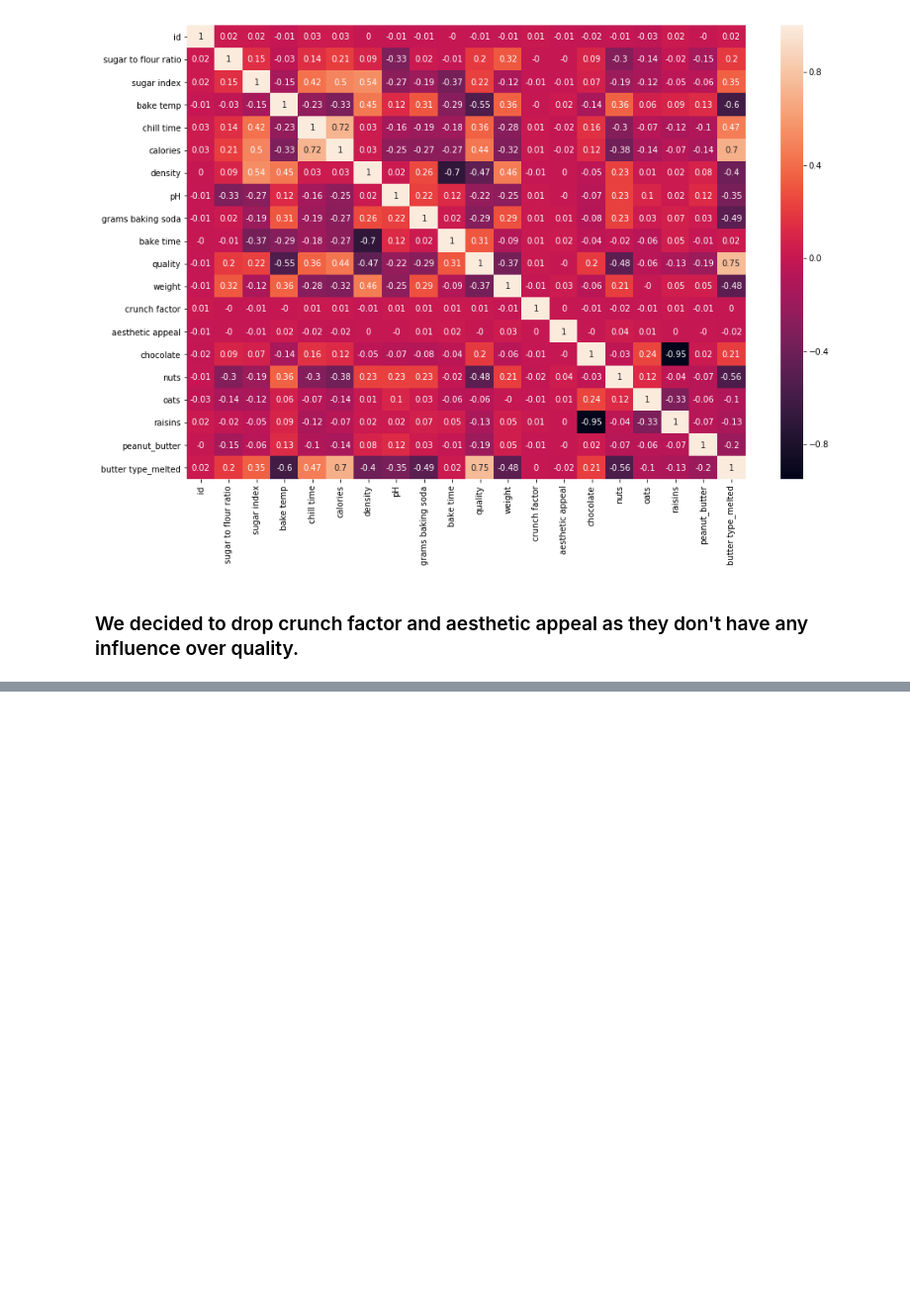
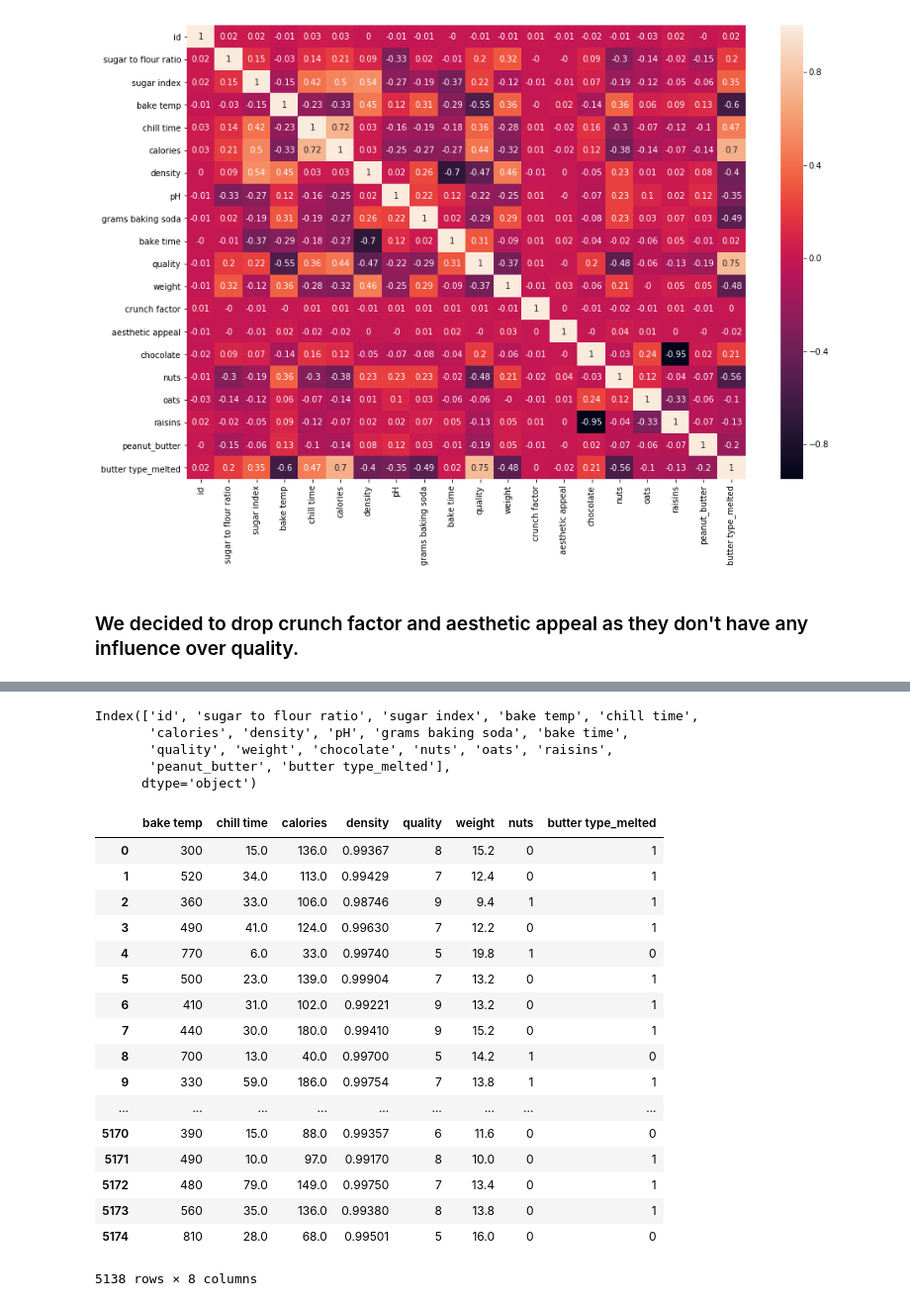
Before and after one commit to alvarofc/DatathonIH, a Jupyter notebook: Drop_outliers.ipynb, the cells around one changed output, grey strips where cells are left out. Shown at 99% size. Drawn from its saved outputs; the diff is of its cells as text; code cells hidden in the pictures; blank space fills up the shorter version.

```diff
--- a/Drop_outliers.ipynb
+++ b/Drop_outliers.ipynb
@@ -138,0 +145,8 @@ cookies.to_csv('clean_cookies_outlier.csv', index=False)
+# %%
+cookies.columns
+# %% [output]
+Index(['id', 'sugar to flour ratio', 'sugar index', 'bake temp', 'chill time',
+       'calories', 'density', 'pH', 'grams baking soda', 'bake time',
+       'quality', 'weight', 'chocolate', 'nuts', 'oats', 'raisins',
+       'peanut_butter', 'butter type_melted'],
+      dtype='object')
@@ -138,0 +155,4 @@ cookies.to_csv('clean_cookies_outlier.csv', index=False)
+# %%
+cookies = cookies[[ 'bake temp', 'chill time',
+       'calories', 'density',
+       'quality', 'weight', 'nuts', 'butter type_melted']]
@@ -138,0 +161,21 @@ cookies.to_csv('clean_cookies_outlier.csv', index=False)
+# %%
+cookies
+# %% [output]
+|  | bake temp | chill time | calories | density | quality | weight | nuts | butter type_melted |
+| 0 | 300 | 15.0 | 136.0 | 0.99367 | 8 | 15.2 | 0 | 1 |
+| 1 | 520 | 34.0 | 113.0 | 0.99429 | 7 | 12.4 | 0 | 1 |
+| 2 | 360 | 33.0 | 106.0 | 0.98746 | 9 | 9.4 | 1 | 1 |
+| 3 | 490 | 41.0 | 124.0 | 0.99630 | 7 | 12.2 | 0 | 1 |
+| 4 | 770 | 6.0 | 33.0 | 0.99740 | 5 | 19.8 | 1 | 0 |
+| 5 | 500 | 23.0 | 139.0 | 0.99904 | 7 | 13.2 | 0 | 1 |
+| 6 | 410 | 31.0 | 102.0 | 0.99221 | 9 | 13.2 | 0 | 1 |
+| 7 | 440 | 30.0 | 180.0 | 0.99410 | 9 | 15.2 | 0 | 1 |
+| 8 | 700 | 13.0 | 40.0 | 0.99700 | 5 | 14.2 | 1 | 0 |
+| 9 | 330 | 59.0 | 186.0 | 0.99754 | 7 | 13.8 | 1 | 1 |
+| ... | ... | ... | ... | ... | ... | ... | ... | ... |
+| 5170 | 390 | 15.0 | 88.0 | 0.99357 | 6 | 11.6 | 0 | 0 |
+| 5171 | 490 | 10.0 | 97.0 | 0.99170 | 8 | 10.0 | 0 | 1 |
+| 5172 | 480 | 79.0 | 149.0 | 0.99750 | 7 | 13.4 | 0 | 1 |
+| 5173 | 560 | 35.0 | 136.0 | 0.99380 | 8 | 13.8 | 0 | 1 |
+| 5174 | 810 | 28.0 | 68.0 | 0.99501 | 5 | 16.0 | 0 | 0 |
+5138 rows × 8 columns
```
Also changed, not shown: parts of 3 cells of this notebook, 1 other file.
